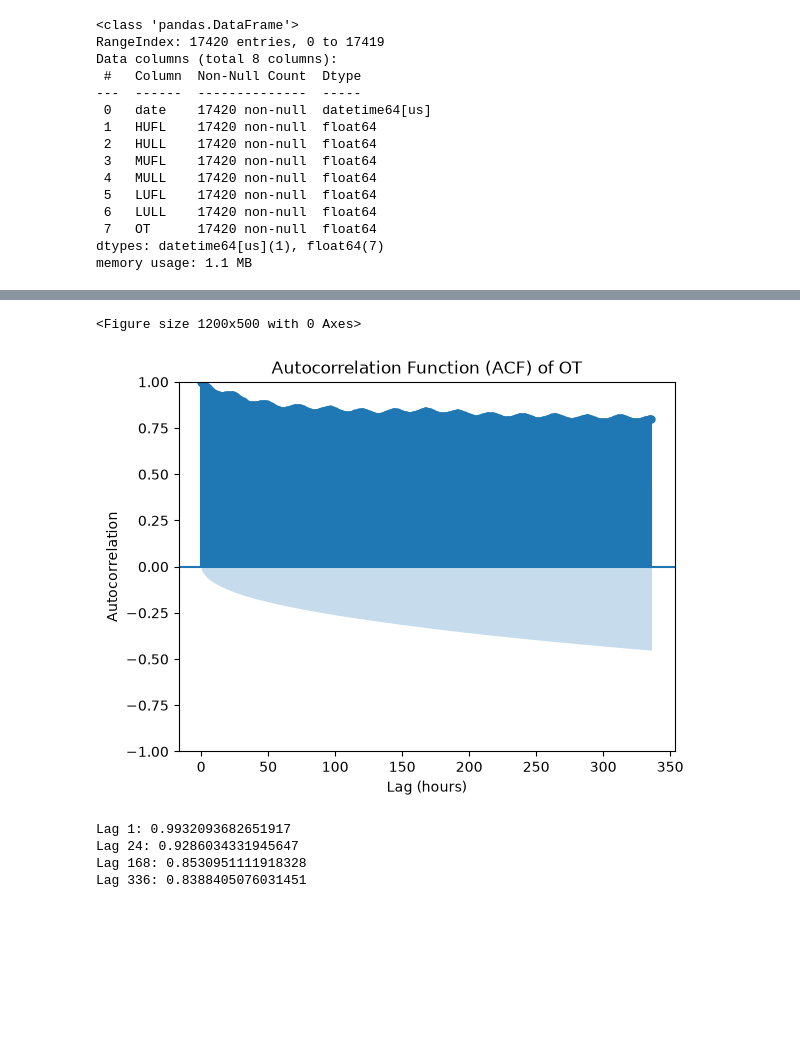
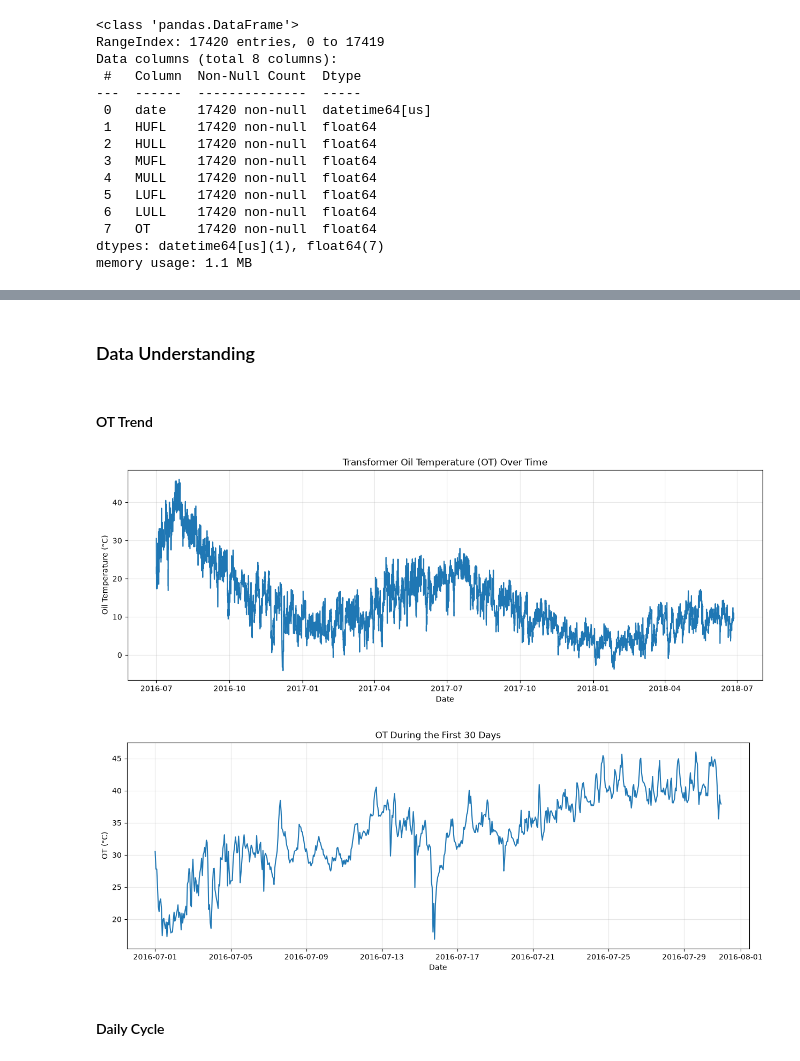
Before and after one commit to itskimheng/IAI_Lab_Intro_Assignment_2, a Jupyter notebook: main.ipynb, the cells around one changed output, grey strips where cells are left out. Drawn from its saved outputs; the diff is of its cells as text; code cells hidden in the pictures; blank space fills up the shorter version.

Commit message:
data understanding & split

```diff
--- a/main.ipynb
+++ b/main.ipynb
@@ -320,43 +77,35 @@ plt.show()
-# %%
-plt.figure(figsize=(12, 5))
-
-plot_acf(
-    train_df["OT"],
-    lags=336,
-    fft=True
-)
-
-plt.title("Autocorrelation Function (ACF) of OT")
-
-plt.xlabel("Lag (hours)")
-plt.ylabel("Autocorrelation")
-
-plt.show()
-# %% [output]
-<Figure size 1200x500 with 0 Axes>
-[figure, removed]
-# %%
-print(
-    "Lag 1:",
-    train_df["OT"].autocorr(lag=1)
-)
-
-print(
-    "Lag 24:",
-    train_df["OT"].autocorr(lag=24)
-)
-
-print(
-    "Lag 168:",
-    train_df["OT"].autocorr(lag=168)
-)
-
-print(
-    "Lag 336:",
-    train_df["OT"].autocorr(lag=336)
-)
-# %% [output]
-Lag 1: 0.9932093682651917
-Lag 24: 0.9286034331945647
-Lag 168: 0.8530951111918328
-Lag 336: 0.8388405076031451
+# %% [markdown]
+### Data Understanding
+# %% [markdown]
+#### OT Trend
+# %%
+plt.figure(figsize=(15, 5))
+
+plt.plot(df["date"], df["OT"])
+
+plt.xlabel("Date")
+plt.ylabel("Oil Temperature (°C)")
+plt.title("Transformer Oil Temperature (OT) Over Time")
+
+plt.grid(True, alpha=0.3)
+plt.show()
+# %% [output]
+[figure, added]
+# %%
+# 24h * 30 days = 720 hours
+one_month = df.iloc[:24 * 30]
+
+plt.figure(figsize=(15, 5))
+
+plt.plot(one_month["date"], one_month["OT"])
+
+plt.xlabel("Date")
+plt.ylabel("OT (°C)")
+plt.title("OT During the First 30 Days")
+
+plt.grid(True, alpha=0.3)
+plt.show()
+# %% [output]
+[figure, added]
+# %% [markdown]
+#### Daily Cycle
```
Also changed, not shown: parts of 96 cells of this notebook.
